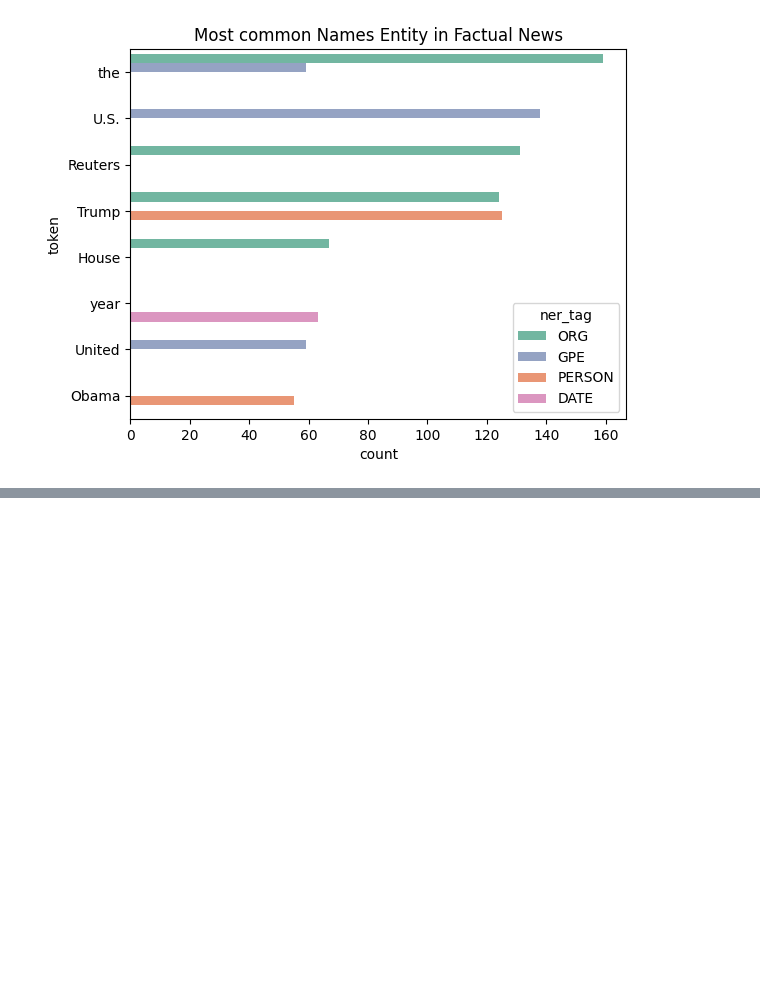
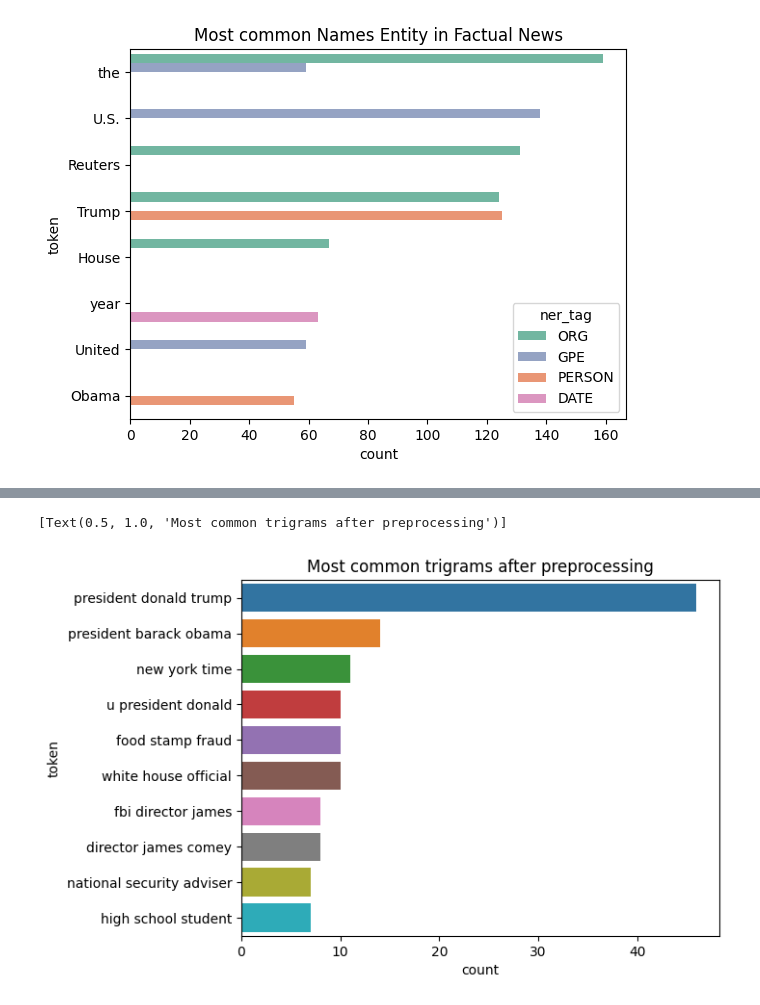
Before and after one commit to ashutoshdash29/AI_ML, a Jupyter notebook: Projects/fakeNewsClassifier.ipynb, the cells around one changed output, grey strips where cells are left out. Drawn from its saved outputs; the diff is of its cells as text; code cells hidden in the pictures; blank space fills up the shorter version.

```diff
--- a/Projects/fakeNewsClassifier.ipynb
+++ b/Projects/fakeNewsClassifier.ipynb
@@ -284,0 +368,14 @@ sns.barplot(
+# %%
+trigrams = pd.Series(nltk.ngrams(token_clean,3)).value_counts().reset_index()
+trigrams["token"] = trigrams['index'].apply(lambda x : " ".join(x[0:3]))
+sns.barplot(
+    x="count",
+    y="token",
+    data=trigrams[:10],
+    orient="h",
+    hue="token",
+    legend=False
+).set(title = "Most common trigrams after preprocessing")
+# %% [output]
+[Text(0.5, 1.0, 'Most common trigrams after preprocessing')]
+[figure, added]
```
Also changed, not shown: parts of 35 cells of this notebook, 2 other files.
